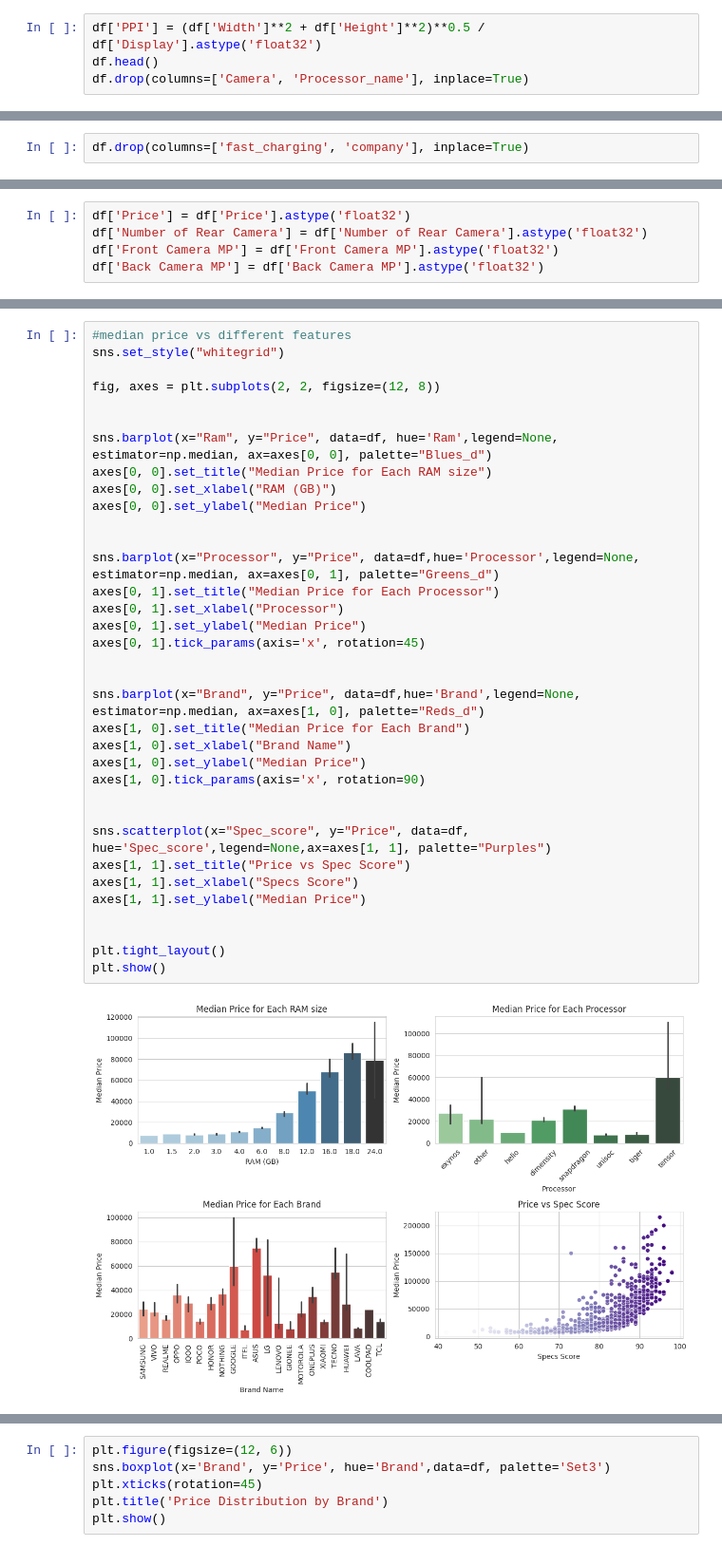
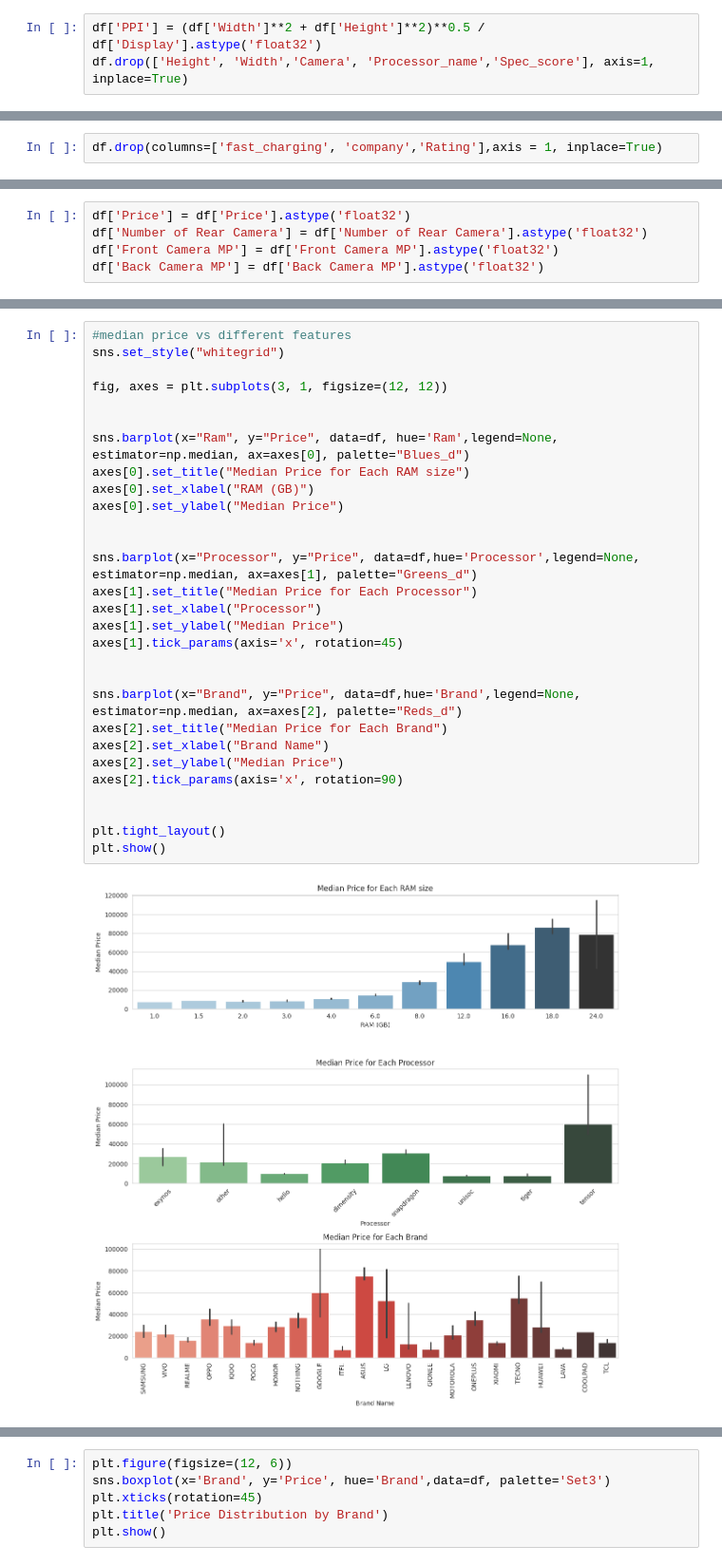
Before and after one commit to nischalg8/regression-analysis, a Jupyter notebook: MPP.ipynb, the cells around one changed output, grey strips where cells are left out. Shown at 95% size. Cells and saved outputs as stored; diff of their text form.

```diff
--- a/MPP.ipynb
+++ b/MPP.ipynb
@@ -479,8 +480,7 @@ df['Processor'] = df['Processor_name'].apply(
 )
 # %%
 df['PPI'] = (df['Width']**2 + df['Height']**2)**0.5 / df['Display'].astype('float32')
-df.head()
-df.drop(columns=['Camera', 'Processor_name'], inplace=True)
+df.drop(['Height', 'Width','Camera', 'Processor_name','Spec_score'], axis=1, inplace=True)
 # %%
 df.head()
 # %% [output]
@@ -505,5 +505,5 @@ df.head()
 # %%
-df.drop(columns=['fast_charging', 'company'], inplace=True)
+df.drop(columns=['fast_charging', 'company','Rating'],axis = 1, inplace=True)
 # %%
 df.info()
 # %% [output]
@@ -586,37 +589,31 @@ plt.show()
 # %%
 #median price vs different features
 sns.set_style("whitegrid")
 
-fig, axes = plt.subplots(2, 2, figsize=(12, 8))
+fig, axes = plt.subplots(3, 1, figsize=(12, 12))
 
 
-sns.barplot(x="Ram", y="Price", data=df, hue='Ram',legend=None, estimator=np.median, ax=axes[0, 0], palette="Blues_d")
-axes[0, 0].set_title("Median Price for Each RAM size")
-axes[0, 0].set_xlabel("RAM (GB)")
-axes[0, 0].set_ylabel("Median Price")
+sns.barplot(x="Ram", y="Price", data=df, hue='Ram',legend=None, estimator=np.median, ax=axes[0], palette="Blues_d")
+axes[0].set_title("Median Price for Each RAM size")
+axes[0].set_xlabel("RAM (GB)")
+axes[0].set_ylabel("Median Price")
 
 
-sns.barplot(x="Processor", y="Price", data=df,hue='Processor',legend=None, estimator=np.median, ax=axes[0, 1], palette="Greens_d")
-axes[0, 1].set_title("Median Price for Each Processor")
-axes[0, 1].set_xlabel("Processor")
-axes[0, 1].set_ylabel("Median Price")
-axes[0, 1].tick_params(axis='x', rotation=45)
+sns.barplot(x="Processor", y="Price", data=df,hue='Processor',legend=None, estimator=np.median, ax=axes[1], palette="Greens_d")
+axes[1].set_title("Median Price for Each Processor")
+axes[1].set_xlabel("Processor")
+axes[1].set_ylabel("Median Price")
+axes[1].tick_params(axis='x', rotation=45)
 
 
-sns.barplot(x="Brand", y="Price", data=df,hue='Brand',legend=None, estimator=np.median, ax=axes[1, 0], palette="Reds_d")
-axes[1, 0].set_title("Median Price for Each Brand")
-axes[1, 0].set_xlabel("Brand Name")
-axes[1, 0].set_ylabel("Median Price")
-axes[1, 0].tick_params(axis='x', rotation=90)
-
-
-sns.scatterplot(x="Spec_score", y="Price", data=df, hue='Spec_score',legend=None,ax=axes[1, 1], palette="Purples")
-axes[1, 1].set_title("Price vs Spec Score")
-axes[1, 1].set_xlabel("Specs Score")
-axes[1, 1].set_ylabel("Median Price")
+sns.barplot(x="Brand", y="Price", data=df,hue='Brand',legend=None, estimator=np.median, ax=axes[2], palette="Reds_d")
+axes[2].set_title("Median Price for Each Brand")
+axes[2].set_xlabel("Brand Name")
+axes[2].set_ylabel("Median Price")
+axes[2].tick_params(axis='x', rotation=90)
 
 
 plt.tight_layout()
 plt.show()
 # %% [output]
-[figure, old version]
+[figure, new version]
```
Also changed, not shown: parts of 37 cells of this notebook, 3 other files.
